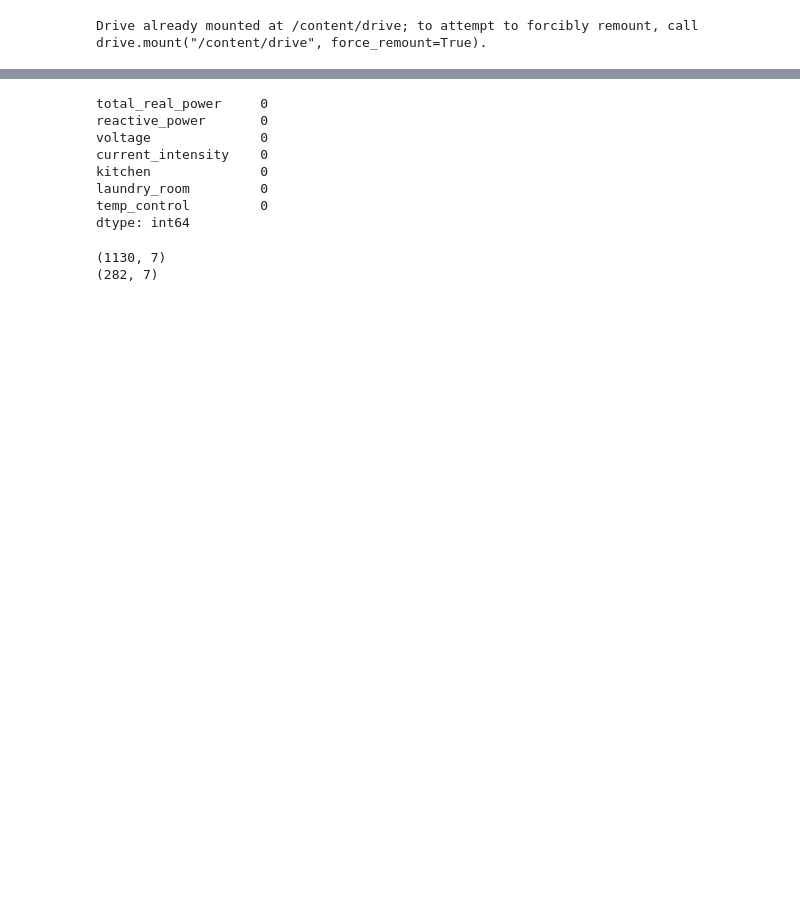
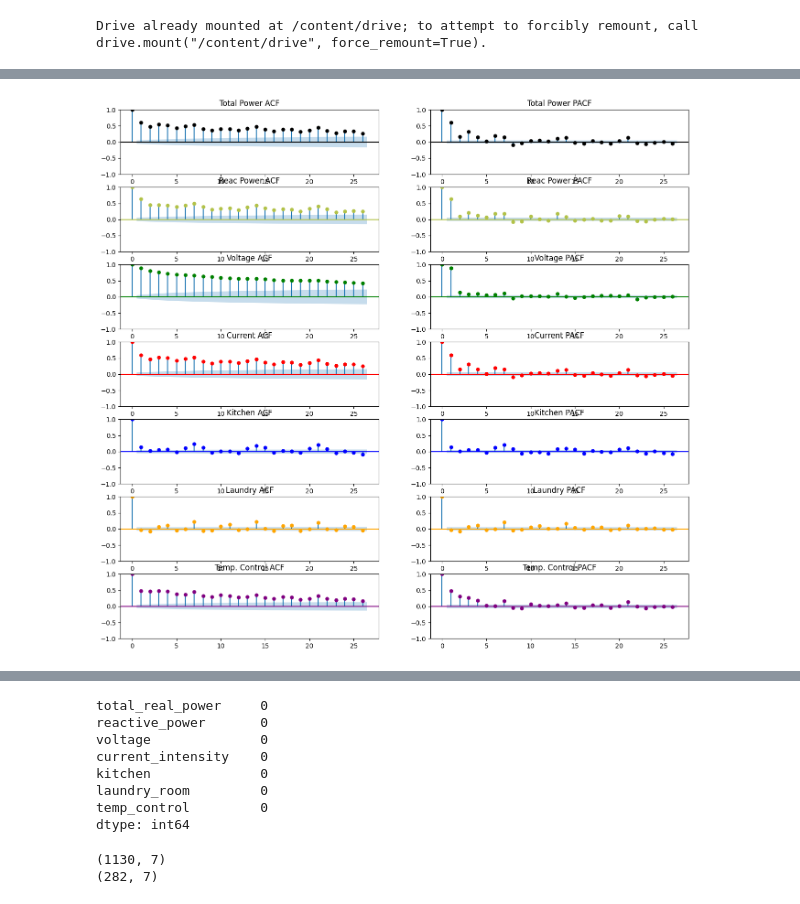
Before and after one commit to augustofonseca25/LSTM-time-series-tutorial, a Jupyter notebook: LSTM_model3.ipynb, the cells around one changed output, grey strips where cells are left out. Cells and saved outputs as stored; diff of their text form; code cells hidden in the pictures; blank space fills up the shorter version.

```diff
--- a/LSTM_model3.ipynb
+++ b/LSTM_model3.ipynb
@@ -64,0 +153,96 @@ df.head()
+# %%
+figs, axs = plt.subplots(7, 2,figsize=(16,15))
+f_tot_power.plot_acf(
+    ax=axs[0,0],
+    title='Total Power ACF',
+    lags=26,
+    color='black'
+)
+f_tot_power.plot_pacf(
+    ax=axs[0,1],
+    title='Total Power PACF',
+    lags=26,
+    color='black',
+    method='ywm'
+)
+f_reac_power.plot_acf(
+    ax=axs[1,0],
+    title='Reac Power ACF',
+    lags=26,
+    color='#B2C248'
+)
+f_reac_power.plot_pacf(
+    ax=axs[1,1],
+    title='Reac Power PACF',
+    lags=26,
+    color='#B2C248',
+    method='ywm'
+)
+f_voltage.plot_acf(
+    ax=axs[2,0],
+    title='Voltage ACF',
+    lags=26,
+    color='green'
+)
+f_voltage.plot_pacf(
+    ax=axs[2,1],
+    title='Voltage PACF',
+    lags=26,
+    color='green',
+    method='ywm'
+)
+f_current.plot_acf(
+    ax=axs[3,0],
+    title='Current ACF',
+    lags=26,
+    color='red'
+)
+f_current.plot_pacf(
+    ax=axs[3,1],
+    title='Current PACF',
+    lags=26,
+    color='red',
+    method='ywm'
+)
+f_kitchen.plot_acf(
+    ax=axs[4,0],
+    title='Kitchen ACF',
+    lags=26,
+    color='blue'
+)
+f_kitchen.plot_pacf(
+    ax=axs[4,1],
+    title='Kitchen PACF',
+    lags=26,
+    color='blue',
+    method='ywm'
+)
+f_laundry.plot_acf(
+    ax=axs[5,0],
+    title='Laundry ACF',
+    lags=26,
+    color='orange'
+)
+f_laundry.plot_pacf(
+    ax=axs[5,1],
+    title='Laundry PACF',
+    lags=26,
+    color='orange',
+    method='ywm'
+)
+f_temp_control.plot_acf(
+    ax=axs[6,0],
+    title='Temp. Control ACF',
+    lags=26,
+    color='purple'
+)
+f_temp_control.plot_pacf(
+    ax=axs[6,1],
+    title='Temp. Control PACF',
+    lags=26,
+    color='purple',
+    method='ywm'
+)
+plt.show()
+# %% [output]
+[figure, added]
```
Also changed, not shown: parts of 13 cells of this notebook.
